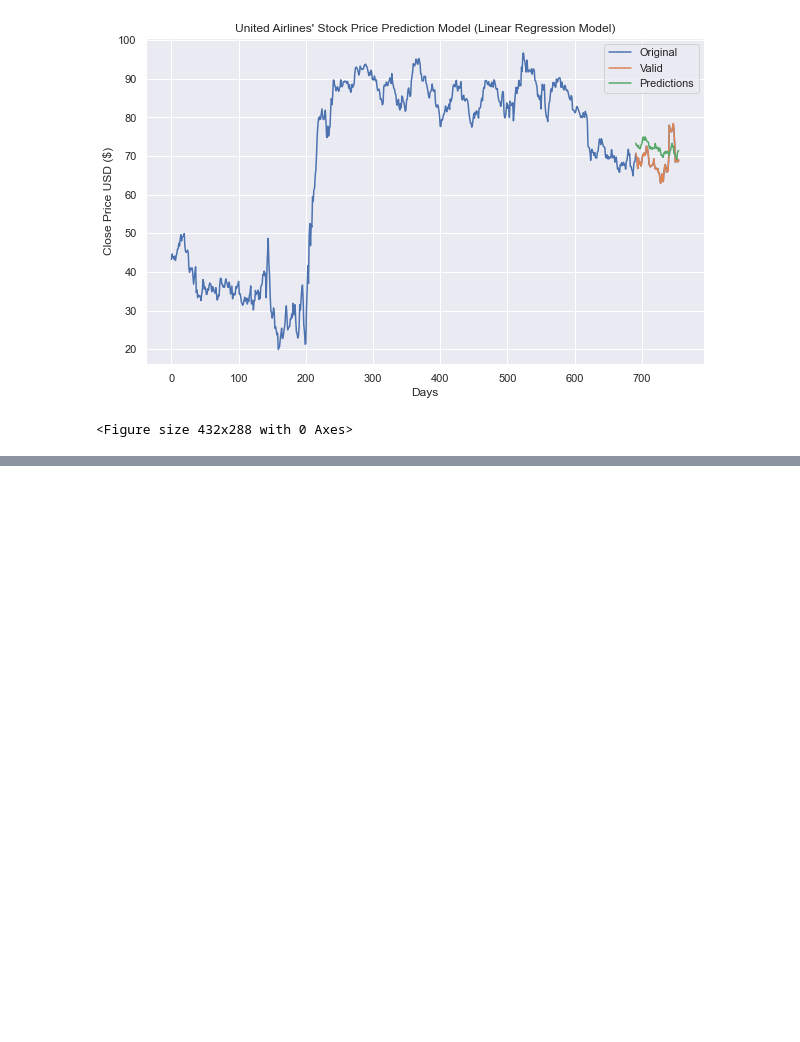
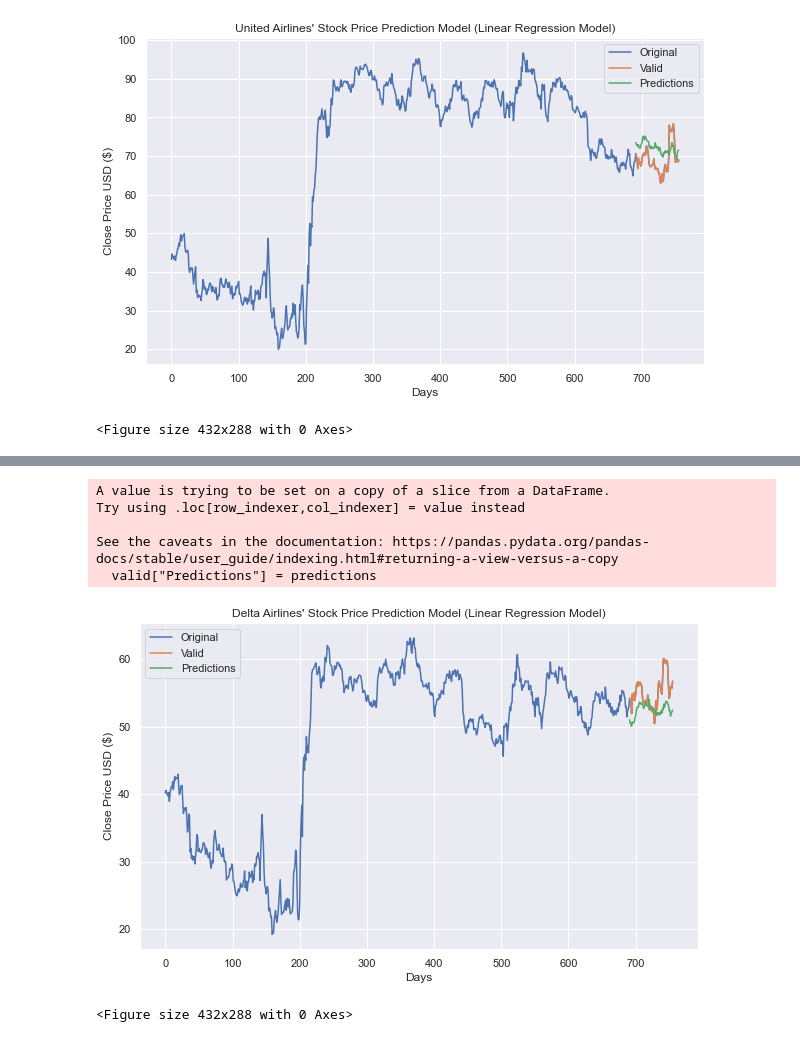
Before and after one commit to teresaflicek/Airline-Stock-Analysis, a Jupyter notebook: Stock Market vs Covid/MachineLearning.ipynb, the cells around one changed output, grey strips where cells are left out. Drawn from its saved outputs; the diff is of its cells as text; code cells hidden in the pictures; blank space fills up the shorter version.

```diff
--- a/Stock Market vs Covid/MachineLearning.ipynb
+++ b/Stock Market vs Covid/MachineLearning.ipynb
@@ -243,0 +356,4 @@ See the caveats in the documentation: https://pandas.pydata.org/pandas-docs/stab
+# %%
+#creating a Linear Regression model
+from sklearn.linear_model import LinearRegression
+linear = LinearRegression().fit(X_train, y_train)
@@ -243,0 +400,4 @@ See the caveats in the documentation: https://pandas.pydata.org/pandas-docs/stab
+# %%
+#predicting using the linear regression model
+linearPrediction = linear.predict(futureX)
+print("Linear regression Prediction =",linearPrediction)
@@ -243,0 +444,28 @@ See the caveats in the documentation: https://pandas.pydata.org/pandas-docs/stab
+# %%
+#plotting the linear regression model predictions
+predictions = linearPrediction
+valid = close[X.shape[0]:]
+valid["Predictions"] = predictions
+plt.figure(figsize=(10, 6))
+
+#create labels
+plt.title("Delta Airlines' Stock Price Prediction Model (Linear Regression Model)")
+plt.xlabel("Days")
+plt.ylabel("Close Price USD ($)")
+plt.plot(close["DAL_Close"])
+plt.plot(valid[["DAL_Close", "Predictions"]])
+plt.legend(["Original", "Valid", "Predictions"])
+
+#display chart
+plt.show()
+
+#save to png
+plt.savefig("images/linearregressionDAL.png")
+# %% [output]
+A value is trying to be set on a copy of a slice from a DataFrame.
+Try using .loc[row_indexer,col_indexer] = value instead
+
+See the caveats in the documentation: https://pandas.pydata.org/pandas-docs/stable/user_guide/indexing.html#returning-a-view-versus-a-copy
+  valid["Predictions"] = predictions
+[figure, added]
+<Figure size 432x288 with 0 Axes>
```
Also changed, not shown: parts of 19 cells of this notebook, 6 other files.
